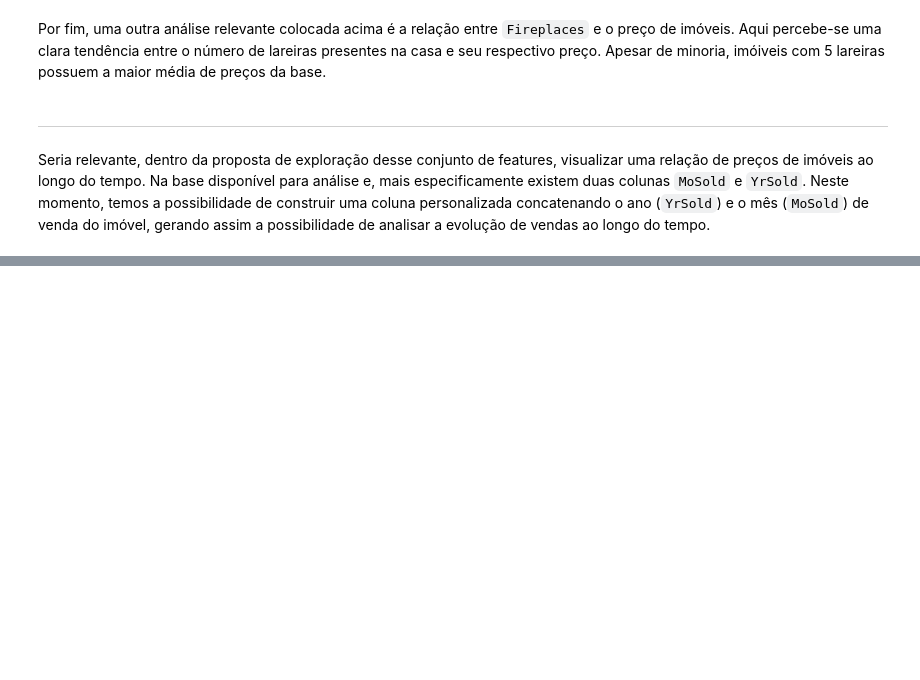
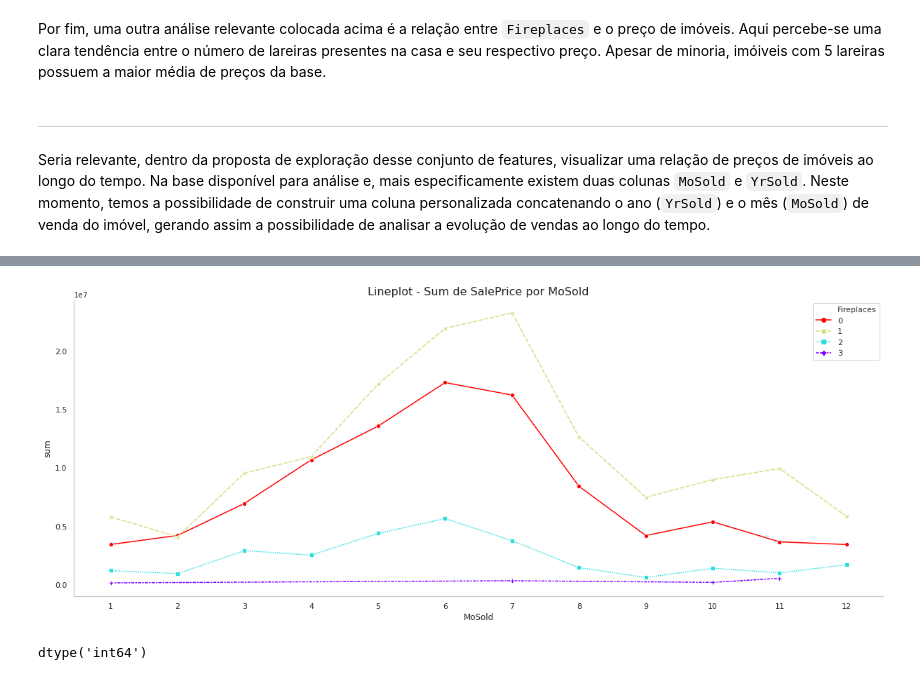
Before and after one commit to ThiagoPanini/pycomp, a Jupyter notebook: examples/housing-prices/Prevendo Preços de Imóveis.ipynb, the cells around one changed output, grey strips where cells are left out. Saved outputs shown, nothing was run; the diff lists cells and outputs as text; code cells hidden in the pictures; blank space fills up the shorter version.

```diff
--- a/examples/housing-prices/Prevendo Preços de Imóveis.ipynb
+++ b/examples/housing-prices/Prevendo Preços de Imóveis.ipynb
@@ -317,0 +456,10 @@ Seria relevante, dentro da proposta de exploração desse conjunto de features,
+# %%
+df['YrMoSold'] = (df['YrSold'] * 100 + df['MoSold'])
+plot_evolutionplot(df=df, x='MoSold', y='SalePrice', hue='Fireplaces', agg_type='sum',
+                   date_col=False, x_rot=0, label_data=False, style='Fireplaces')
+# %% [output]
+[figure, added]
+# %%
+df.YrSold.dtype
+# %% [output]
+dtype('int64')
```
Also changed, not shown: parts of 33 cells of this notebook.
